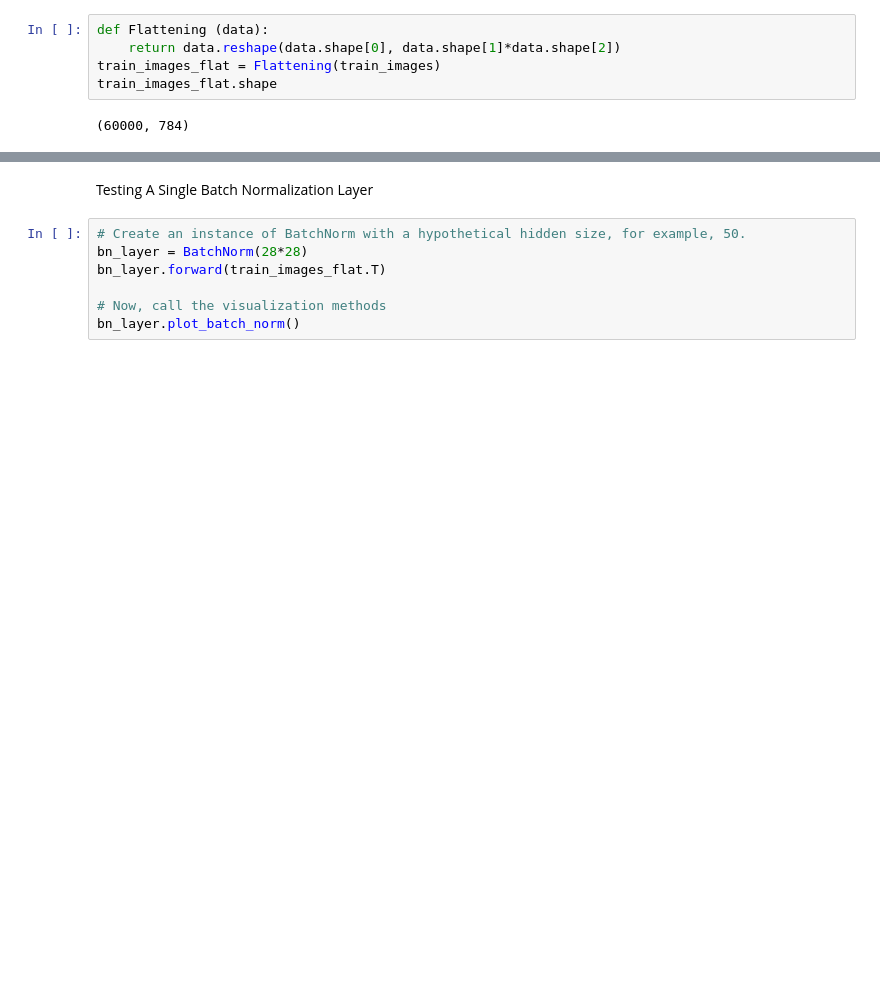
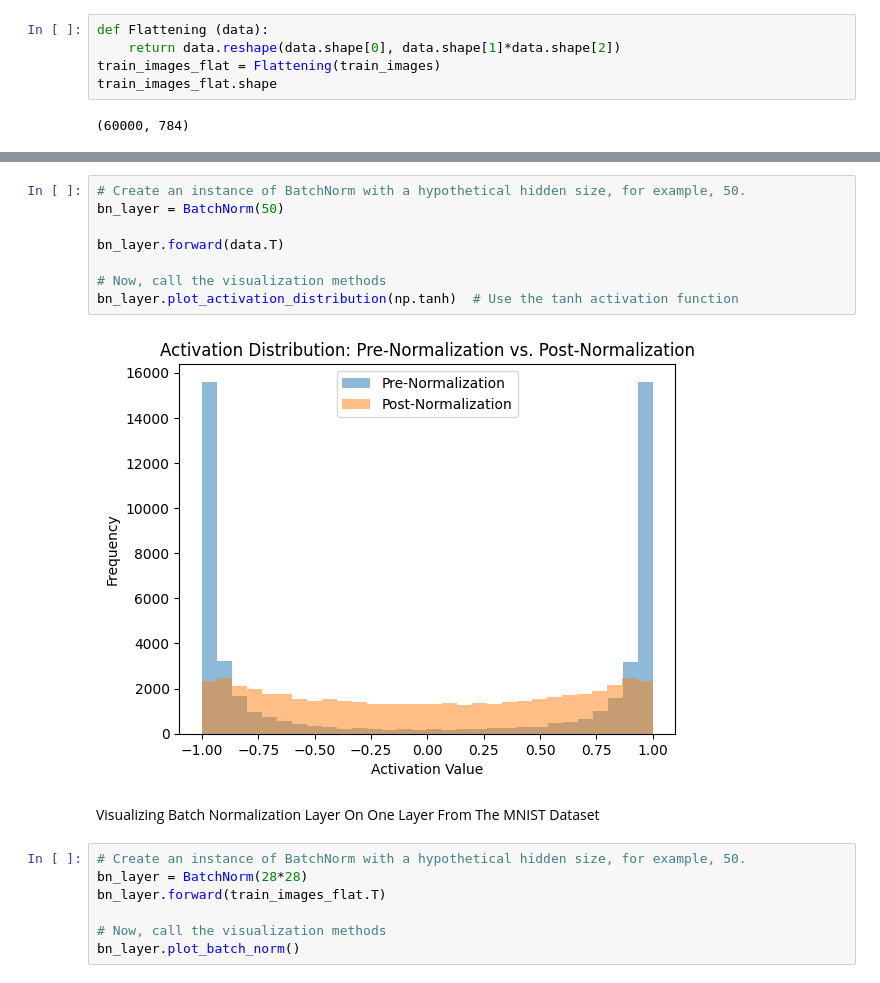
Before and after one commit to ChuongLe279/CNN-from-strach, a Jupyter notebook: functions.ipynb, the cells around one changed output, grey strips where cells are left out. Drawn from its saved outputs; the diff is of its cells as text; blank space fills up the shorter version.

```diff
--- a/functions.ipynb
+++ b/functions.ipynb
@@ -65,5 +109,15 @@ class BatchNorm:
+# %%
+# Create an instance of BatchNorm with a hypothetical hidden size, for example, 50.
+bn_layer = BatchNorm(50)
+
+bn_layer.forward(data.T)
+
+# Now, call the visualization methods
+bn_layer.plot_activation_distribution(np.tanh)  # Use the tanh activation function
+# %% [output]
+[figure, added]
 # %% [markdown]
-Testing A Single Batch Normalization Layer
+Visualizing Batch Normalization Layer On One Layer From The MNIST Dataset
 # %%
 # Create an instance of BatchNorm with a hypothetical hidden size, for example, 50.
 bn_layer = BatchNorm(28*28)
```
Also changed, not shown: parts of 6 cells of this notebook.
